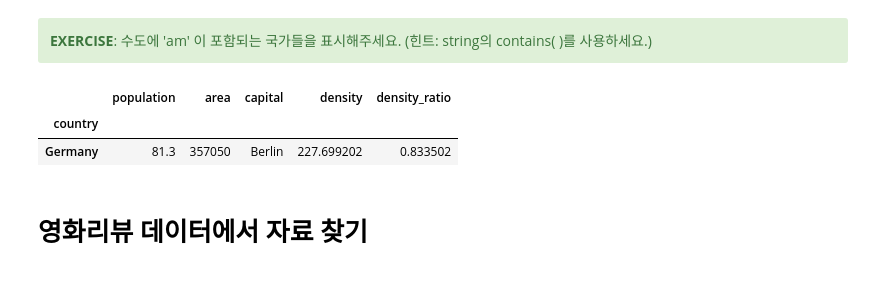
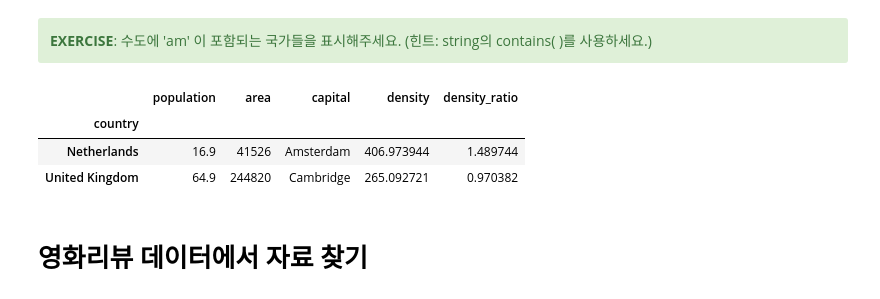
Before and after one commit to git605959/fintech, a Jupyter notebook: 05 machine_learning/01pandas_연습문제_문제지.ipynb, the cells around one changed output. Saved outputs shown, nothing was run; the diff lists cells and outputs as text; code cells hidden in the pictures.

```diff
--- a/05 machine_learning/01pandas_연습문제_문제지.ipynb
+++ b/05 machine_learning/01pandas_연습문제_문제지.ipynb
@@ -121,11 +121,12 @@ countries[countries.index.str.len() >= 7]
     <b>EXERCISE</b>: 수도에 'am' 이 포함되는 국가들을 표시해주세요. (힌트: string의 contains( )를 사용하세요.)
 </div>
 # %%
-countries[countries.index.str.contains('ma')]
+countries[countries['capital'].str.contains('am')]
 # %% [output]
 |  | population | area | capital | density | density_ratio |
 | country |  |  |  |  |  |
-| Germany | 81.3 | 357050 | Berlin | 227.699202 | 0.833502 |
+| Netherlands | 16.9 | 41526 | Amsterdam | 406.973944 | 1.489744 |
+| United Kingdom | 64.9 | 244820 | Cambridge | 265.092721 | 0.970382 |
 # %% [markdown]
 # 영화리뷰 데이터에서 자료 찾기
 # %% [markdown]
```
Also changed, not shown: parts of 47 cells of this notebook, 2 other files.
